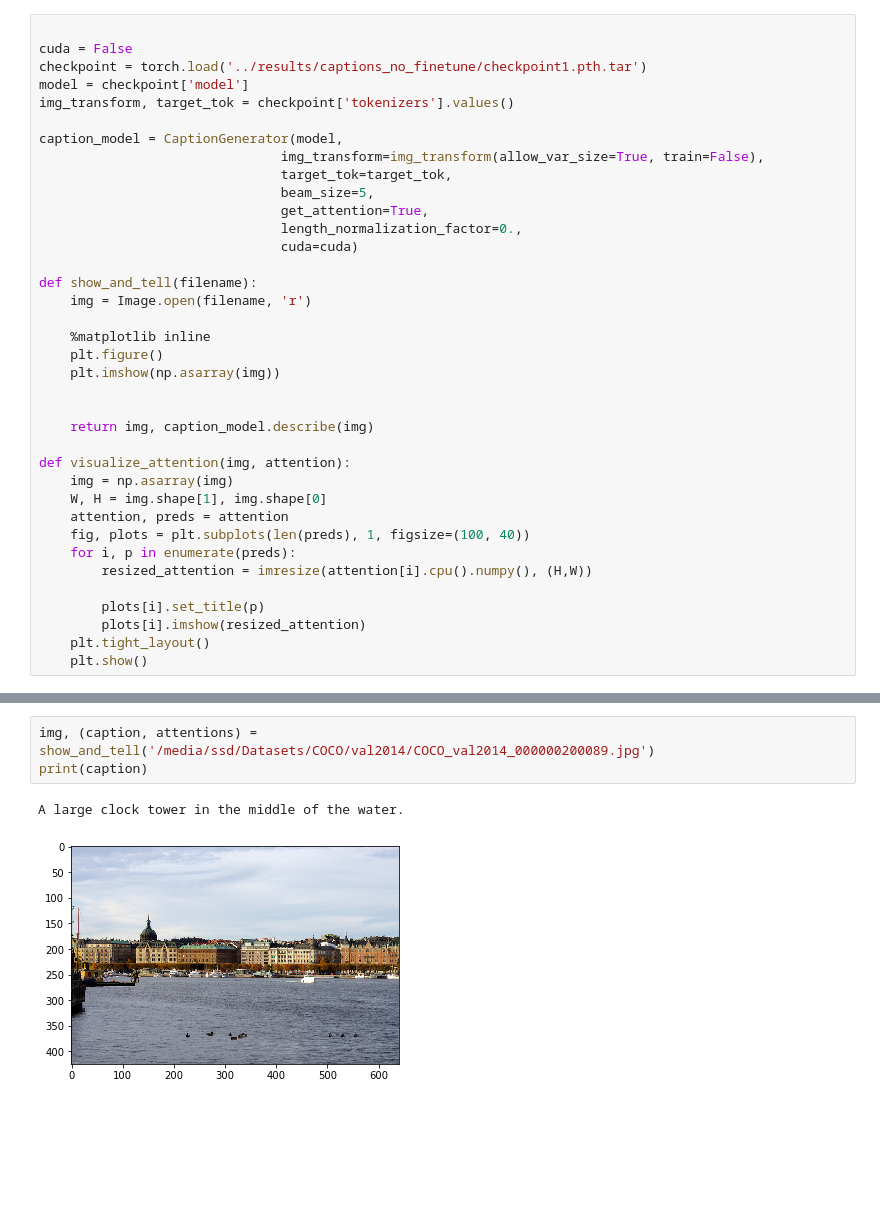
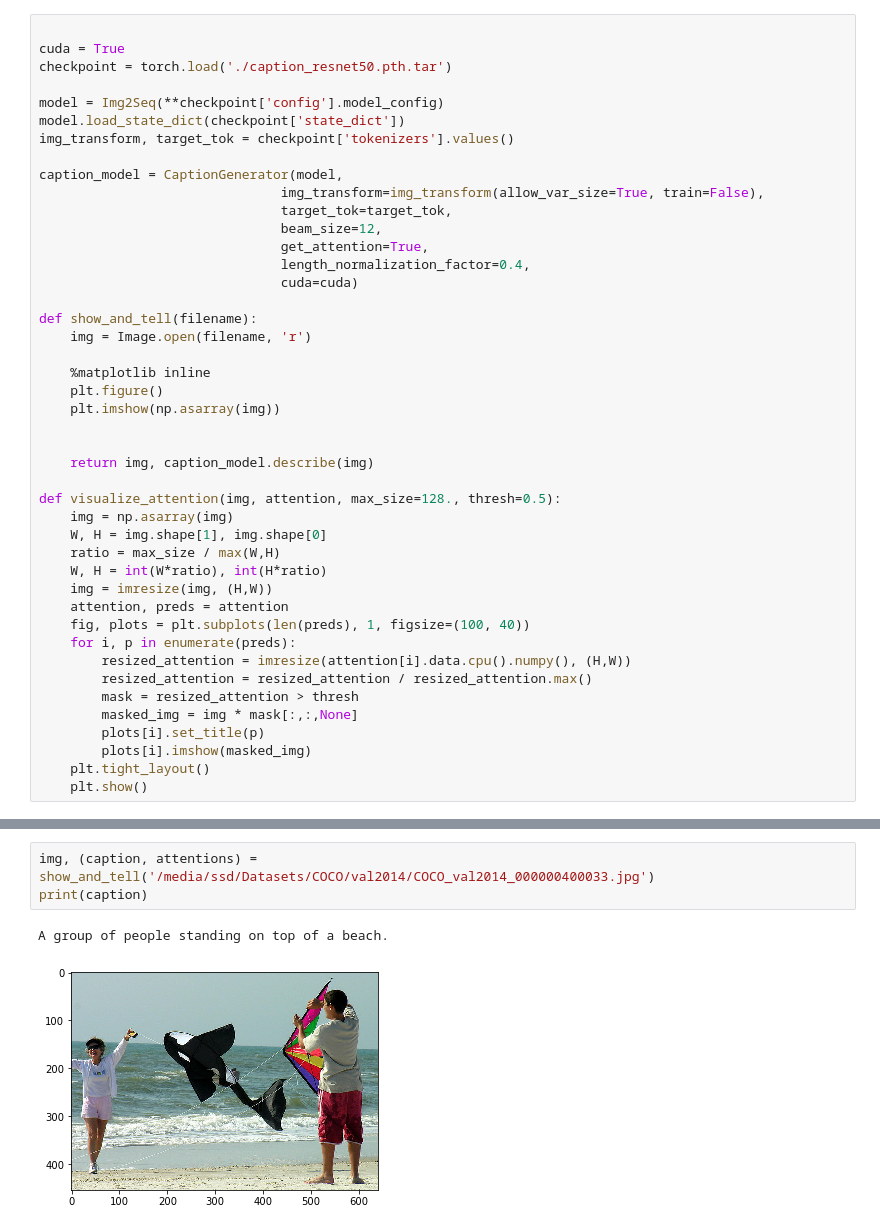
Before and after one commit to eladhoffer/seq2seq.pytorch, a Jupyter notebook: examples/Generate_Caption.ipynb, the cells around one changed output, grey strips where cells are left out. Cells and saved outputs as stored; diff of their text form; blank space fills up the shorter version.

Commit message:
updated img2seq model

```diff
--- a/examples/Generate_Caption.ipynb
+++ b/examples/Generate_Caption.ipynb
@@ -10,16 +9,18 @@ warnings.filterwarnings('ignore')
 # %%
 
-cuda = False
-checkpoint = torch.load('../results/captions_no_finetune/checkpoint1.pth.tar')
-model = checkpoint['model']
+cuda = True
+checkpoint = torch.load('./caption_resnet50.pth.tar')
+
+model = Img2Seq(**checkpoint['config'].model_config)
+model.load_state_dict(checkpoint['state_dict'])
 img_transform, target_tok = checkpoint['tokenizers'].values()
 
 caption_model = CaptionGenerator(model,
                                img_transform=img_transform(allow_var_size=True, train=False),
                                target_tok=target_tok,
-                               beam_size=5,
+                               beam_size=12,
                                get_attention=True,
-                               length_normalization_factor=0.,
+                               length_normalization_factor=0.4,
                                cuda=cuda)
 
 def show_and_tell(filename):
@@ -32,16 +33,21 @@ def show_and_tell(filename):
 
     return img, caption_model.describe(img)
 
-def visualize_attention(img, attention):
+def visualize_attention(img, attention, max_size=128., thresh=0.5):
     img = np.asarray(img)
     W, H = img.shape[1], img.shape[0]
+    ratio = max_size / max(W,H)
+    W, H = int(W*ratio), int(H*ratio)
+    img = imresize(img, (H,W))
     attention, preds = attention
     fig, plots = plt.subplots(len(preds), 1, figsize=(100, 40))
     for i, p in enumerate(preds):
-        resized_attention = imresize(attention[i].cpu().numpy(), (H,W))
-
+        resized_attention = imresize(attention[i].data.cpu().numpy(), (H,W))
+        resized_attention = resized_attention / resized_attention.max()
+        mask = resized_attention > thresh
+        masked_img = img * mask[:,:,None]
         plots[i].set_title(p)
-        plots[i].imshow(resized_attention)
+        plots[i].imshow(masked_img)
     plt.tight_layout()
     plt.show()
 # %%
@@ -63,9 +69,9 @@ visualize_attention(img, attentions)
 # %%
-img, (caption, attentions) = show_and_tell('/media/ssd/Datasets/COCO/val2014/COCO_val2014_000000200089.jpg')
+img, (caption, attentions) = show_and_tell('/media/ssd/Datasets/COCO/val2014/COCO_val2014_000000400033.jpg')
 print(caption)
 # %% [output]
-A large clock tower in the middle of the water.
+A group of people standing on top of a beach.
-[figure, old version]
+[figure, new version]
 # %%
 visualize_attention(img, attentions)
 # %% [output]
```
Also changed, not shown: parts of 5 cells of this notebook, 12 other files.
